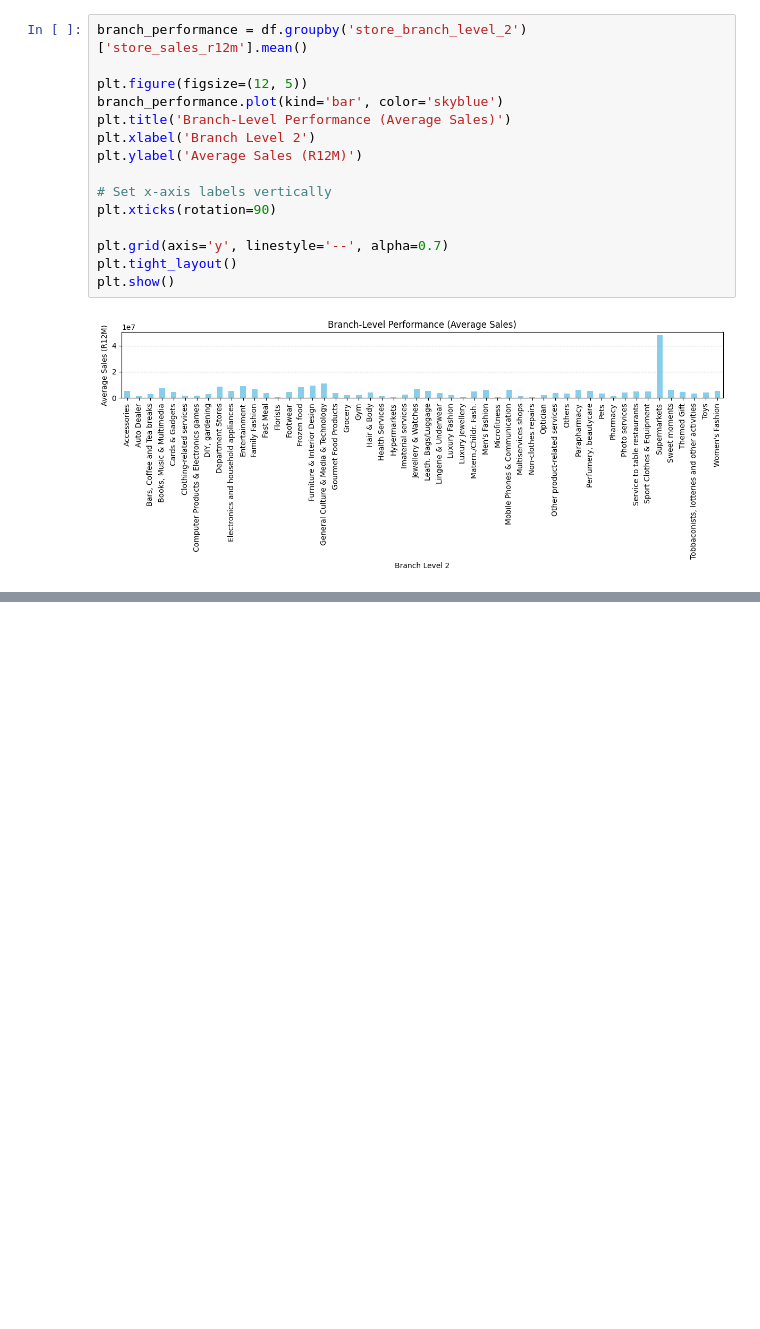
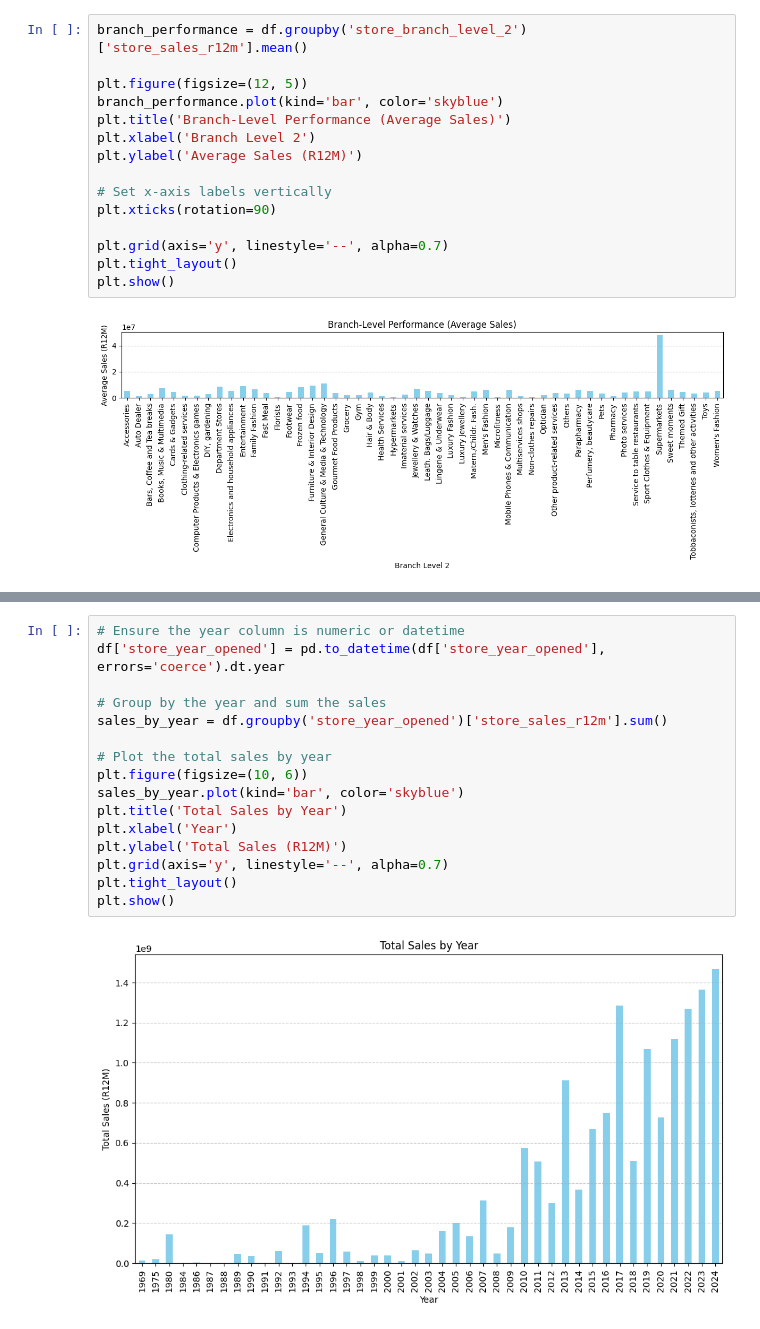
Before and after one commit to tesscln/URW_datachallenge, a Jupyter notebook: notebooks/merge_tess_2nd_dataset.ipynb, the cells around one changed output, grey strips where cells are left out. Drawn from its saved outputs; the diff is of its cells as text; blank space fills up the shorter version.

```diff
--- a/notebooks/merge_tess_2nd_dataset.ipynb
+++ b/notebooks/merge_tess_2nd_dataset.ipynb
@@ -229,0 +262,18 @@ plt.show()
+# %%
+# Ensure the year column is numeric or datetime
+df['store_year_opened'] = pd.to_datetime(df['store_year_opened'], errors='coerce').dt.year
+
+# Group by the year and sum the sales
+sales_by_year = df.groupby('store_year_opened')['store_sales_r12m'].sum()
+
+# Plot the total sales by year
+plt.figure(figsize=(10, 6))
+sales_by_year.plot(kind='bar', color='skyblue')
+plt.title('Total Sales by Year')
+plt.xlabel('Year')
+plt.ylabel('Total Sales (R12M)')
+plt.grid(axis='y', linestyle='--', alpha=0.7)
+plt.tight_layout()
+plt.show()
+# %% [output]
+[figure, added]
```
Also changed, not shown: parts of 4 cells of this notebook.
